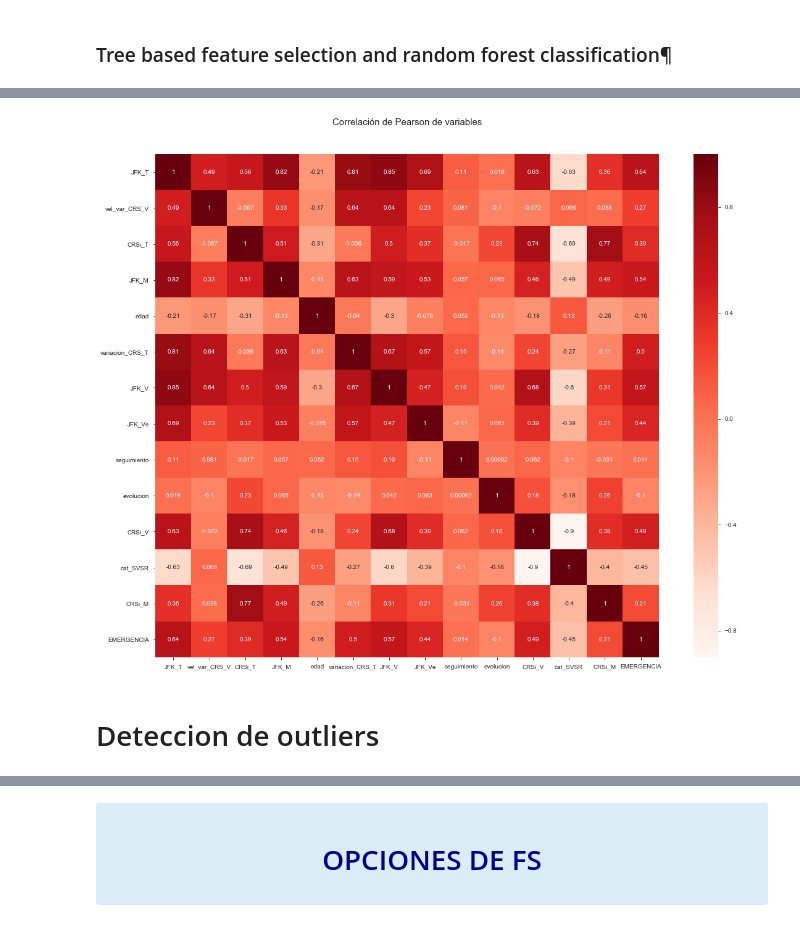
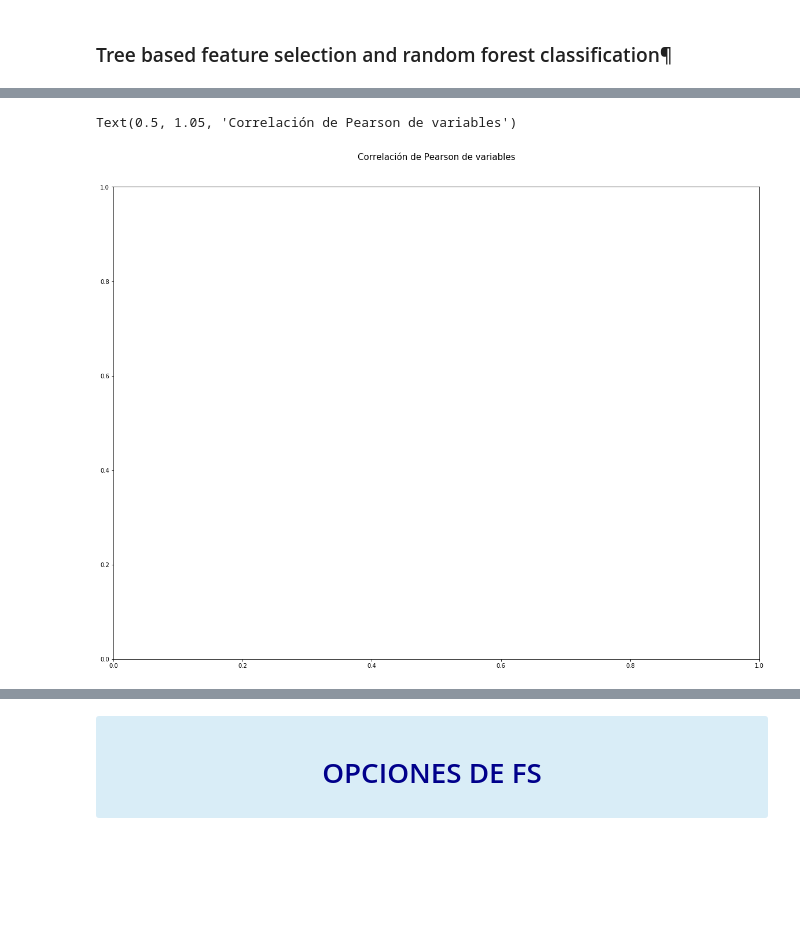
Before and after one commit to fermarquez2019/CRS-R_model, a Jupyter notebook: modelos_mes1_v1.02.ipynb, the cells around one changed output, grey strips where cells are left out. Cells and saved outputs as stored; diff of their text form; code cells hidden in the pictures; blank space fills up the shorter version.

```diff
--- a/modelos_mes1_v1.02.ipynb
+++ b/modelos_mes1_v1.02.ipynb
@@ -145,17 +145,16 @@ Feature ranking:
 # %%
 RFFS=df[['JFK_T','vel_var_CRS_V','CRSi_T','JFK_M','edad','variacion_CRS_T','JFK_V',
     'JFK_Ve','seguimiento','evolucion','CRSi_V','cat_SVSR','CRSi_M',
          'EMERGENCIA'
    ]]
 #Heatmap de correlacion de PEARSON para variables de pacientes unicos que EMCS
 cor = RFFS.corr(method='pearson')
 
 #set(font_scale=1)
 plt.figure(figsize=(20,15))
 plt.title('Correlación de Pearson de variables', y=1.05, size=15)
-sns.heatmap(cor, annot=True, square=True, cmap=plt.cm.Reds)
-plt.show()
+#sns.heatmap(cor, annot=True, square=True, cmap=plt.cm.Reds)
+#plt.show()
 # %% [output]
+Text(0.5, 1.05, 'Correlación de Pearson de variables')
-[figure, old version]
+[figure, new version]
-# %% [markdown]
-# Deteccion de outliers
```
Also changed, not shown: parts of 16 cells of this notebook.
